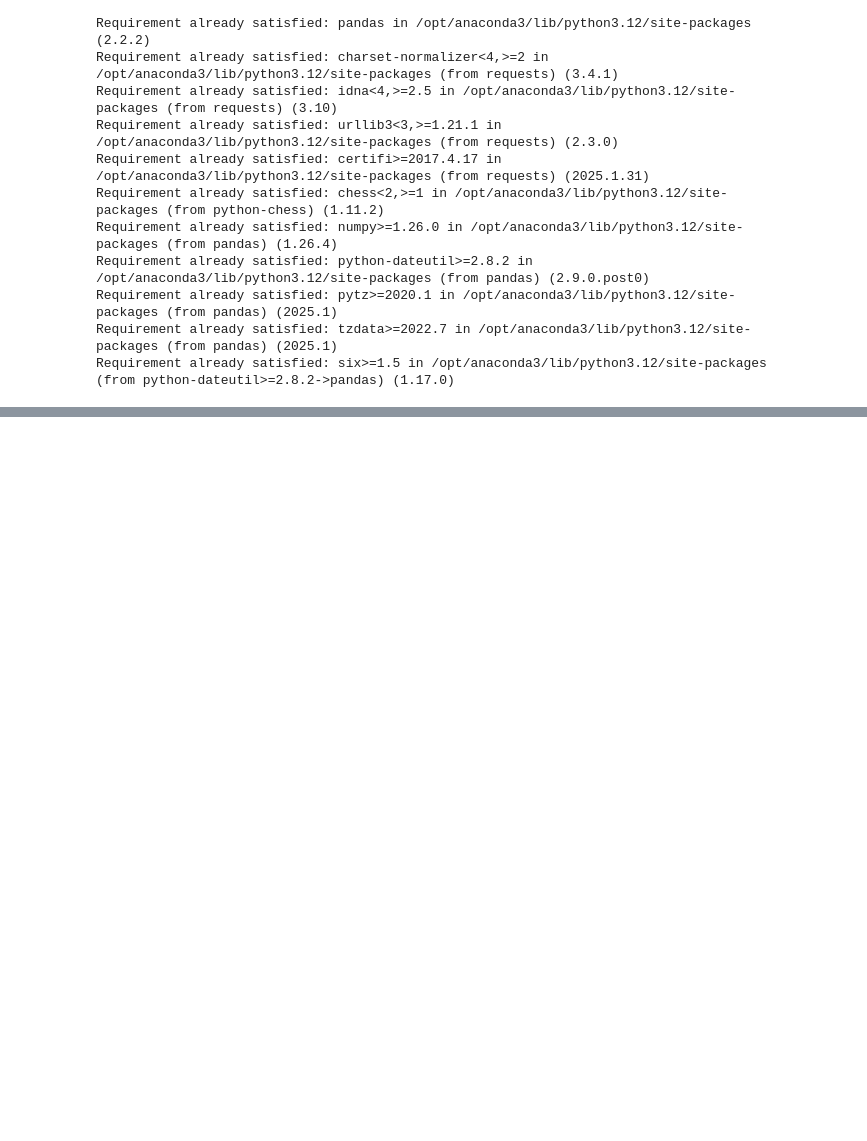
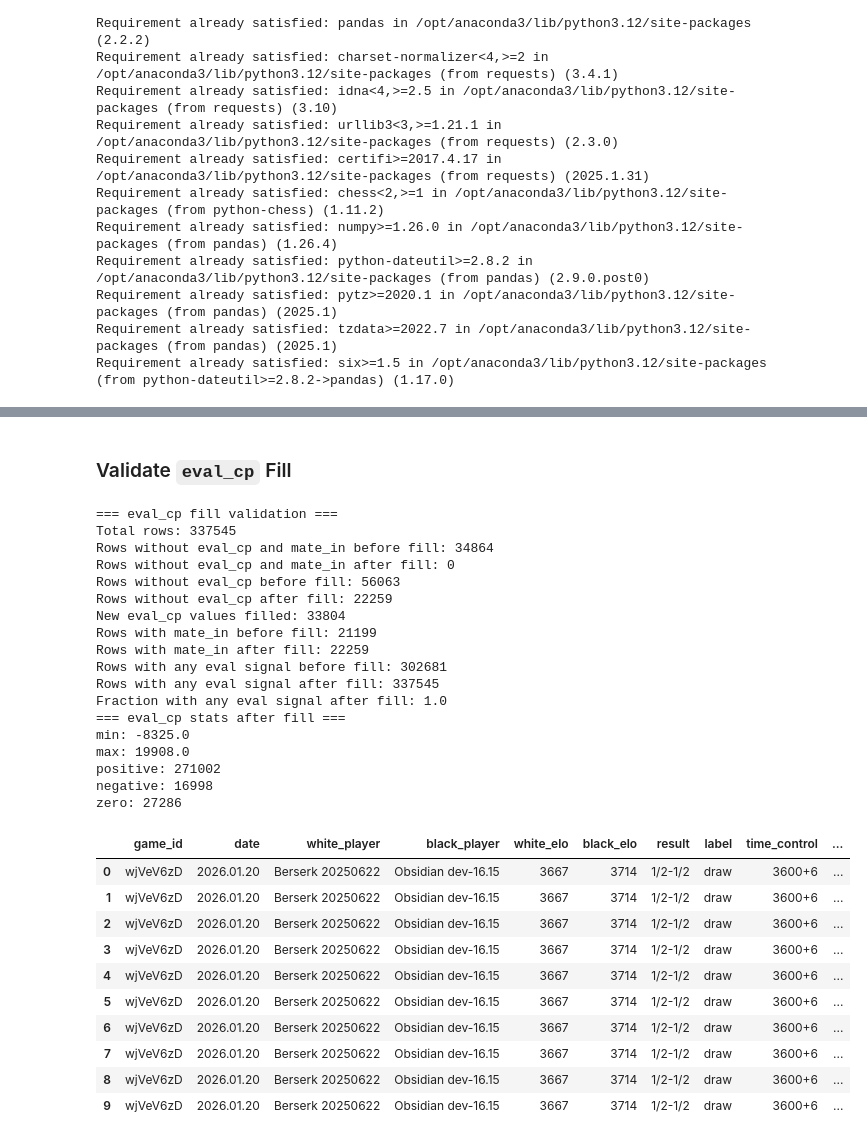
Before and after one commit to comMinGu/IS3107_G4, a Jupyter notebook: ml_model.ipynb, the cells around one changed output, grey strips where cells are left out. Saved outputs shown, nothing was run; the diff lists cells and outputs as text; code cells hidden in the pictures; blank space fills up the shorter version.

Commit message:
feature engineering edit: restructured and sectionized, eval_cp logic moved into feature engineering

```diff
--- a/ml_model.ipynb
+++ b/ml_model.ipynb
@@ -420,12 +394,0 @@ Fraction with any eval: 0.1087358395028808
-# %%
-# Step 3: Fill missing evaluation values with Stockfish
-if FILL_MISSING_EVALS:
-    df = fill_missing_evals_with_stockfish(
-        df,
-        stockfish_path=STOCKFISH_PATH,
-        depth=ENGINE_DEPTH,
-        time_limit=ENGINE_TIME_LIMIT,
-        max_rows=ENGINE_MAX_ROWS,
-    )
-else:
-    print("Skipping Stockfish fill.")
@@ -529,0 +424,2 @@ We use a small, interpretable feature set. Each move row uses the game's final `
+# %% [markdown]
+### Validate `eval_cp` Fill
@@ -529,0 +434,59 @@ We use a small, interpretable feature set. Each move row uses the game's final `
+# %%
+eval_cp_missing_after = model_df["eval_cp"].isna().sum()
+mate_in_non_null_after = model_df["mate_in"].notna().sum()
+rows_with_any_eval_after = (model_df["eval_cp"].notna() | model_df["mate_in"].notna()).sum()
+rows_without_any_eval_after = total_rows - rows_with_any_eval_after
+filled_eval_rows = eval_cp_missing_before - eval_cp_missing_after
+
+print("=== eval_cp fill validation ===")
+print("Total rows:", total_rows)
+print("Rows without eval_cp and mate_in before fill:", rows_without_any_eval_before)
+print("Rows without eval_cp and mate_in after fill:", rows_without_any_eval_after)
+print("Rows without eval_cp before fill:", eval_cp_missing_before)
+print("Rows without eval_cp after fill:", eval_cp_missing_after)
+print("New eval_cp values filled:", filled_eval_rows)
+print("Rows with mate_in before fill:", mate_in_non_null_before)
+print("Rows with mate_in after fill:", mate_in_non_null_after)
+print("Rows with any eval signal before fill:", rows_with_any_eval_before)
+print("Rows with any eval signal after fill:", rows_with_any_eval_after)
+print("Fraction with any eval signal after fill:", rows_with_any_eval_after / total_rows if total_rows else 0)
+
+eval_series = model_df["eval_cp"].dropna()
+print("=== eval_cp stats after fill ===")
+print("min:", eval_series.min())
+print("max:", eval_series.max())
+print("positive:", (eval_series > 0).sum())
+print("negative:", (eval_series < 0).sum())
+print("zero:", (eval_series == 0).sum())
+
+model_df[model_df["eval_cp"].notna() | model_df["mate_in"].notna()].head(10)
+# %% [output]
+=== eval_cp fill validation ===
+Total rows: 337545
+Rows without eval_cp and mate_in before fill: 34864
+Rows without eval_cp and mate_in after fill: 0
+Rows without eval_cp before fill: 56063
+Rows without eval_cp after fill: 22259
+New eval_cp values filled: 33804
+Rows with mate_in before fill: 21199
+Rows with mate_in after fill: 22259
+Rows with any eval signal before fill: 302681
+Rows with any eval signal after fill: 337545
+Fraction with any eval signal after fill: 1.0
+=== eval_cp stats after fill ===
+min: -8325.0
+max: 19908.0
+positive: 271002
+negative: 16998
+zero: 27286
+|  | game_id | date | white_player | black_player | white_elo | black_elo | result | label | time_control | ... |
+| 0 | wjVeV6zD | 2026.01.20 | Berserk 20250622 | Obsidian dev-16.15 | 3667 | 3714 | 1/2-1/2 | draw | 3600+6 | ... |
+| 1 | wjVeV6zD | 2026.01.20 | Berserk 20250622 | Obsidian dev-16.15 | 3667 | 3714 | 1/2-1/2 | draw | 3600+6 | ... |
+| 2 | wjVeV6zD | 2026.01.20 | Berserk 20250622 | Obsidian dev-16.15 | 3667 | 3714 | 1/2-1/2 | draw | 3600+6 | ... |
+| 3 | wjVeV6zD | 2026.01.20 | Berserk 20250622 | Obsidian dev-16.15 | 3667 | 3714 | 1/2-1/2 | draw | 3600+6 | ... |
+| 4 | wjVeV6zD | 2026.01.20 | Berserk 20250622 | Obsidian dev-16.15 | 3667 | 3714 | 1/2-1/2 | draw | 3600+6 | ... |
+| 5 | wjVeV6zD | 2026.01.20 | Berserk 20250622 | Obsidian dev-16.15 | 3667 | 3714 | 1/2-1/2 | draw | 3600+6 | ... |
+| 6 | wjVeV6zD | 2026.01.20 | Berserk 20250622 | Obsidian dev-16.15 | 3667 | 3714 | 1/2-1/2 | draw | 3600+6 | ... |
+| 7 | wjVeV6zD | 2026.01.20 | Berserk 20250622 | Obsidian dev-16.15 | 3667 | 3714 | 1/2-1/2 | draw | 3600+6 | ... |
+| 8 | wjVeV6zD | 2026.01.20 | Berserk 20250622 | Obsidian dev-16.15 | 3667 | 3714 | 1/2-1/2 | draw | 3600+6 | ... |
+| 9 | wjVeV6zD | 2026.01.20 | Berserk 20250622 | Obsidian dev-16.15 | 3667 | 3714 | 1/2-1/2 | draw | 3600+6 | ... |
```
Also changed, not shown: parts of 21 cells of this notebook.
